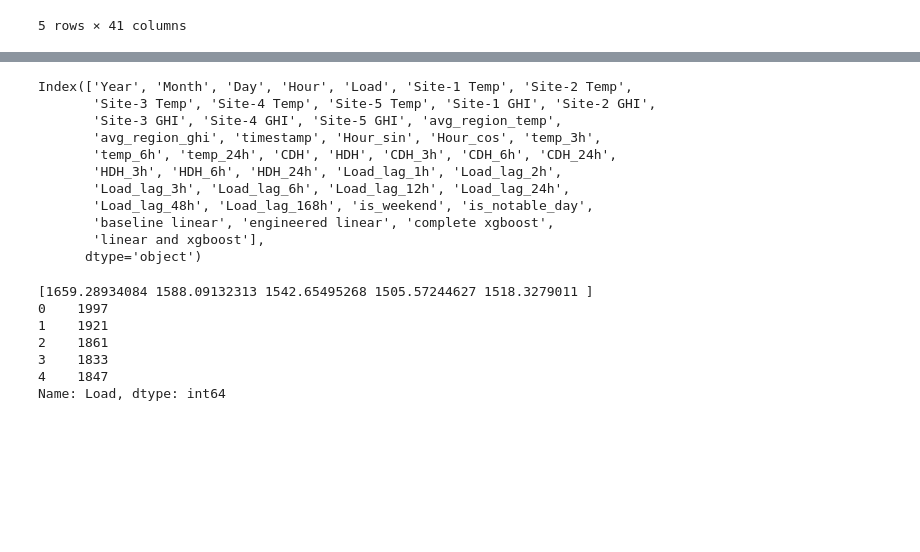
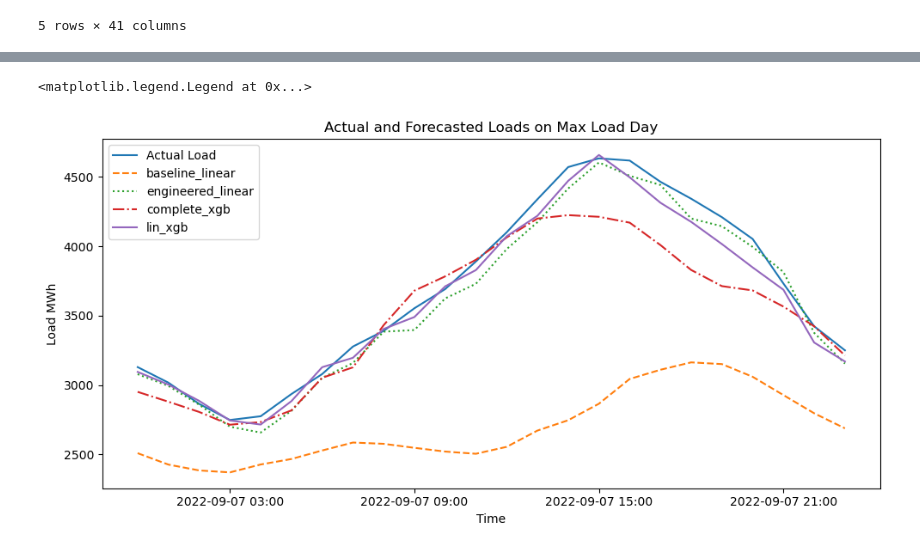
Before and after one commit to AmritpalSNijjar/load_forecasting, a Jupyter notebook: notebooks/model_analysis.ipynb, the cells around one changed output, grey strips where cells are left out. Drawn from its saved outputs; the diff is of its cells as text; code cells hidden in the pictures; blank space fills up the shorter version.

Commit message:
analyzing performances on high load days

```diff
--- a/notebooks/model_analysis.ipynb
+++ b/notebooks/model_analysis.ipynb
@@ -90,4 +197,0 @@ lin_xgb_preds = pd.DataFrame(generate_all_predictions("lin_xgb", test_transforme
-# %%
-complete_predictions = pd.concat([test_transformed, baseline_preds, eng_lin_preds, xgb_preds, lin_xgb_preds], axis = 1)
-complete_predictions = complete_predictions[["timestamp", "Load", "baseline linear", "engineered linear", "complete xgboost", "linear and xgboost", "avg_region_temp", "is_weekend"]].rename(columns = {"Load": "Actual Load"})
-complete_predictions.head()
@@ -114,12 +216,15 @@ print(root_mean_squared_error(complete_predictions["Actual Load"], complete_pred
 # %%
-top_5_percent_load_val = complete_predictions["Actual Load"].quantile(0.95)
-top_5_percent_load_val_df = complete_predictions[complete_predictions["Actual Load"] >= top_5_percent_load_val]
+top_load_days_dict = {"model_name": ["baseline_linear", "engineered_linear", "complete_xgb", "lin_xgb"], "top_ten_percent_load_days": [], "top_five_percent_load_days": [], "top_one_percent_load_days": []}
 
+top_load_percents = [("top_ten_percent_load_days", 0.9), ("top_five_percent_load_days", 0.95), ("top_one_percent_load_days", 0.99)]
 
-print(root_mean_squared_error(top_5_percent_load_val_df["Actual Load"], top_5_percent_load_val_df["baseline linear"]))
+for model_name in top_load_days_dict["model_name"]:
 
-print(root_mean_squared_error(top_5_percent_load_val_df["Actual Load"], top_5_percent_load_val_df["engineered linear"]))
+    for percent_name, percent_val in top_load_percents:
 
-print(root_mean_squared_error(top_5_percent_load_val_df["Actual Load"], top_5_percent_load_val_df["complete xgboost"]))
+        top_n_percent_load_val = complete_predictions["Actual Load"].quantile(percent_val)
+        top_n_percent_load_val_df = complete_predictions[complete_predictions["Actual Load"] >= top_n_percent_load_val]
 
-print(root_mean_squared_error(top_5_percent_load_val_df["Actual Load"], top_5_percent_load_val_df["linear and xgboost"]))
+        top_load_days_dict[percent_name].append(root_mean_squared_error(top_n_percent_load_val_df["Actual Load"], top_n_percent_load_val_df[model_name+"_load"]))
+
+top_load_days_df = pd.DataFrame(top_load_days_dict)
@@ -148,16 +247,8 @@ print(root_mean_squared_error(top_1_percent_load_val_df["Actual Load"], top_1_pe
 # %%
-test_concat.columns
+max_load = complete_predictions["Actual Load"].max()
+
+max_load_date = complete_predictions[complete_predictions["Actual Load"] == max_load]["timestamp"].dt.normalize().iloc[0]
+
+max_load_date_predictions = complete_predictions[complete_predictions["timestamp"].dt.normalize() == max_load_date]
-# %% [output]
-Index(['Year', 'Month', 'Day', 'Hour', 'Load', 'Site-1 Temp', 'Site-2 Temp',
-       'Site-3 Temp', 'Site-4 Temp', 'Site-5 Temp', 'Site-1 GHI', 'Site-2 GHI',
-       'Site-3 GHI', 'Site-4 GHI', 'Site-5 GHI', 'avg_region_temp',
-       'avg_region_ghi', 'timestamp', 'Hour_sin', 'Hour_cos', 'temp_3h',
-       'temp_6h', 'temp_24h', 'CDH', 'HDH', 'CDH_3h', 'CDH_6h', 'CDH_24h',
-       'HDH_3h', 'HDH_6h', 'HDH_24h', 'Load_lag_1h', 'Load_lag_2h',
-       'Load_lag_3h', 'Load_lag_6h', 'Load_lag_12h', 'Load_lag_24h',
-       'Load_lag_48h', 'Load_lag_168h', 'is_weekend', 'is_notable_day',
-       'baseline linear', 'engineered linear', 'complete xgboost',
-       'linear and xgboost'],
-      dtype='object')
 # %%
 test_df=raw_train[0:5].copy()
@@ -166,11 +255,23 @@ outs = generate_prediction(test_df, "baseline_linear")
-# %%
-print(outs)
-print(test_df["Load"])
-# %% [output]
-[1659.28934084 1588.09132313 1542.65495268 1505.57244627 1518.3279011 ]
-0    1997
-1    1921
-2    1861
-3    1833
-4    1847
-Name: Load, dtype: int64
+# %%
+plt.figure(figsize=(10, 5))
+
+plt.plot(max_load_date_predictions["timestamp"], max_load_date_predictions["Actual Load"], label = "Actual Load", linestyle = "-")
+
+model_names = ["baseline_linear", "engineered_linear", "complete_xgb", "lin_xgb"]
+linestyles = ["--", ":", "-.", "-"]
+
+for i, model_name in enumerate(model_names):
+    plt.plot(max_load_date_predictions["timestamp"], max_load_date_predictions[model_name + "_load"], label = model_name, linestyle = linestyles[i])
+
+plt.gca().xaxis.set_major_locator(mdates.HourLocator(interval=6))
+plt.gca().xaxis.set_major_formatter(mdates.DateFormatter('%Y-%m-%d %H:%M'))
+
+plt.xlabel("Time")
+plt.ylabel("Load MWh")
+plt.title("Actual and Forecasted Loads on Max Load Day")
+
+plt.tight_layout()
+plt.legend()
+# %% [output]
+<matplotlib.legend.Legend at 0x...>
+[figure, added]
```
Also changed, not shown: parts of 16 cells of this notebook.
